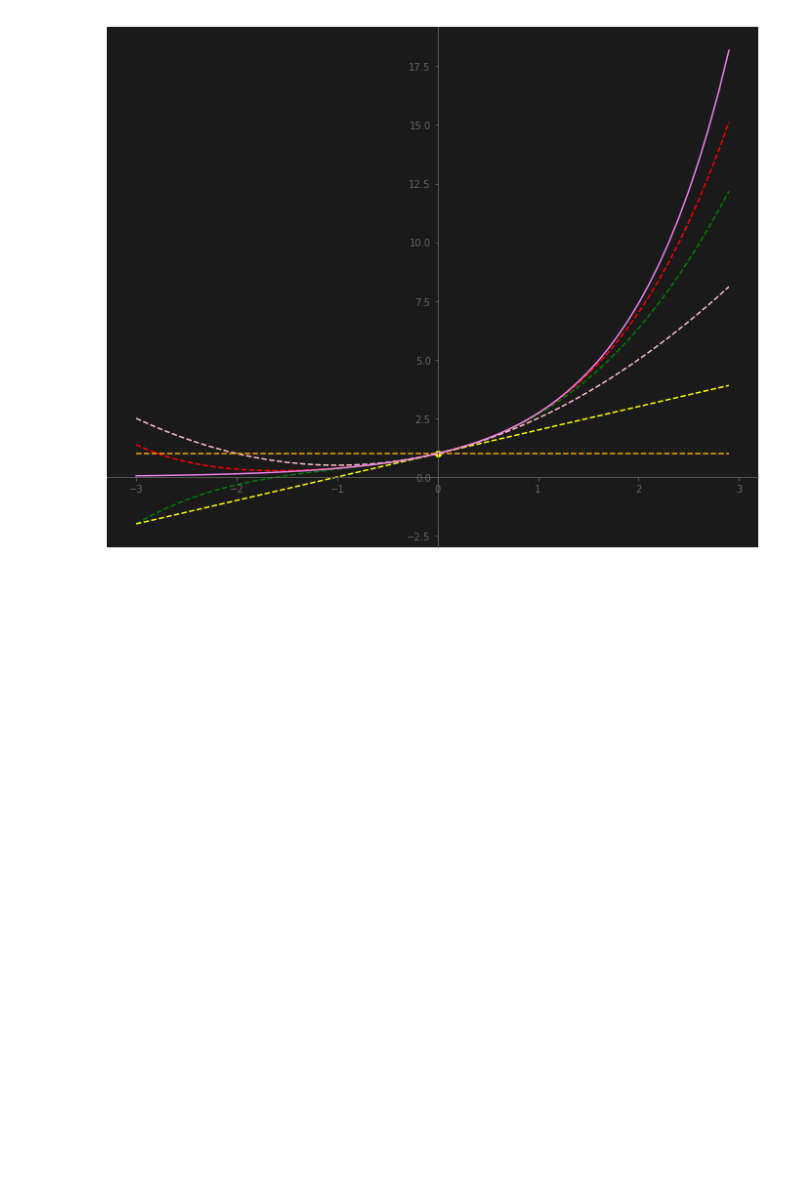
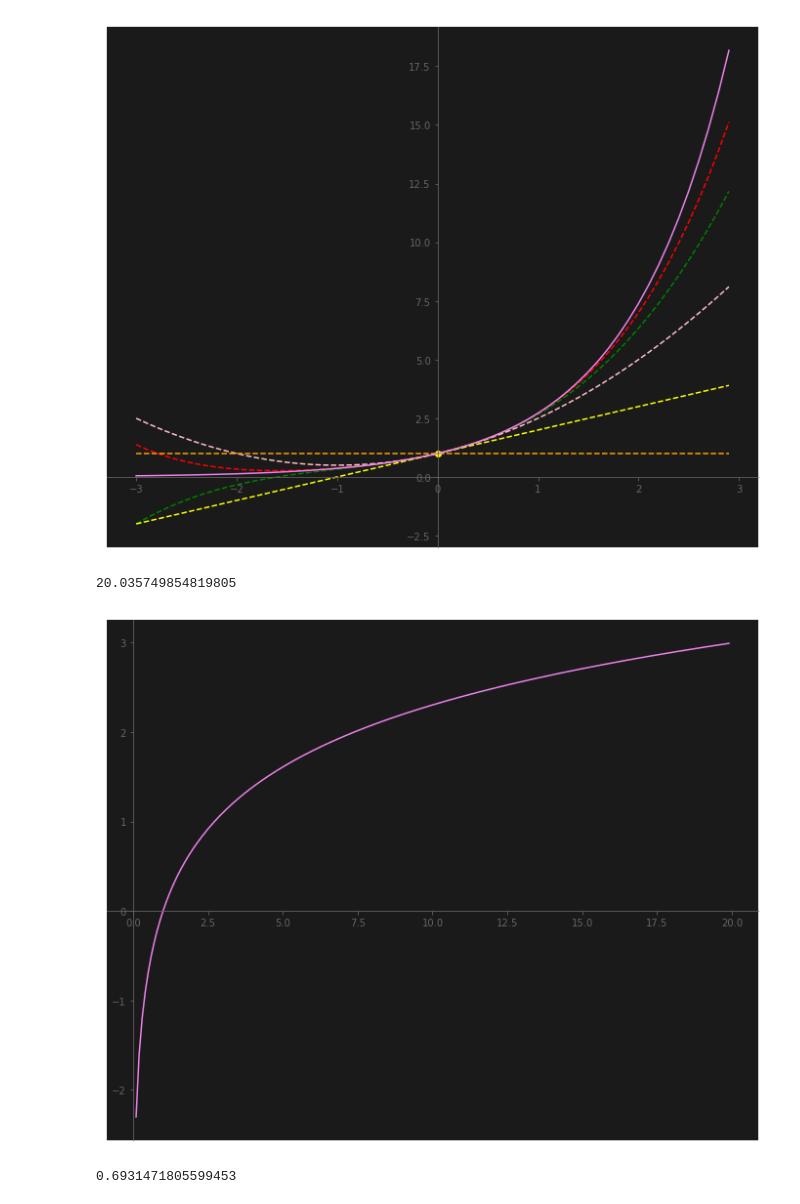
Before and after one commit to laurentgrenier/mathematics, a Jupyter notebook: multivariate_calculus/taylor_series.ipynb, the cells around one changed output. Saved outputs shown, nothing was run; the diff lists cells and outputs as text; code cells hidden in the pictures; blank space fills up the shorter version.

```diff
--- a/multivariate_calculus/taylor_series.ipynb
+++ b/multivariate_calculus/taylor_series.ipynb
@@ -173,3 +173,24 @@ plt.plot(xs, ys, color='violet')
 plt.show()
 # %% [output]
 [figure]
+# %%
+np.exp(3) - np.exp(-3)
+# %% [output]
+20.035749854819805
+# %%
+# the sine function
+f = lambda x: np.log(x)
+
+# sine points to draw
+xs = np.arange(0.1, 20, 0.1)
+ys = f(xs)
+# %%
+init_drawing()
+
+# drawing the curve
+plt.plot(xs, ys, color='violet')
+plt.show()
+np.log(2)
+# %% [output]
+[figure, added]
+0.6931471805599453
```
Also changed, not shown: parts of 1 cell of this notebook, 23 other files.
